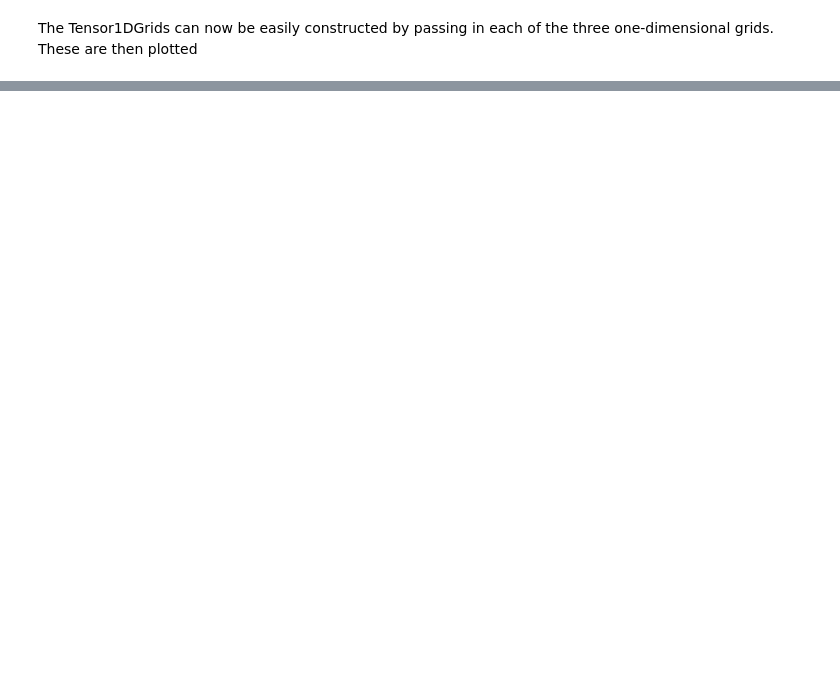
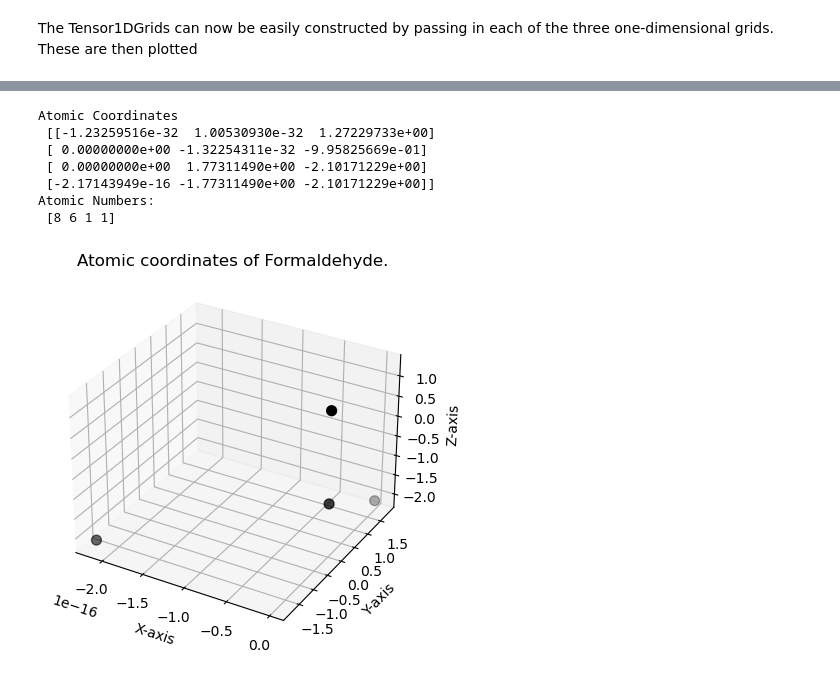
Before and after one commit to theochem/grid, a Jupyter notebook: doc/notebooks/Cubic_Grids.ipynb, the cells around one changed output, grey strips where cells are left out. Cells and saved outputs as stored; diff of their text form; code cells hidden in the pictures; blank space fills up the shorter version.

```diff
--- a/doc/notebooks/Cubic_Grids.ipynb
+++ b/doc/notebooks/Cubic_Grids.ipynb
@@ -254,3 +366,32 @@ No handles with labels found to put in legend.
+# %%
+from iodata import load_one
+
+# Load the wavefunction information about ch2o
+mol_anion = load_one("ch2o_q-1.fchk")
+
+# Get the atomic coordinates and numbers
+atcoords = mol_anion.atcoords
+atnums = mol_anion.atnums
+print(f"Atomic Coordinates \n {atcoords}")
+print(f"Atomic Numbers: \n {atnums}")
+
+fig = plt.figure()
+ax = plt.axes(projection='3d')
+ax.scatter(atcoords[:, 0], atcoords[:, 1], atcoords[:, 2], color="k", s=50)
+ax.set_xlabel("X-axis")
+ax.set_ylabel("Y-axis")
+ax.set_zlabel("Z-axis")
+plt.title("Atomic coordinates of Formaldehyde.")
+plt.show()
+# %% [output]
+Atomic Coordinates
+ [[-1.23259516e-32  1.00530930e-32  1.27229733e+00]
+ [ 0.00000000e+00 -1.32254311e-32 -9.95825669e-01]
+ [ 0.00000000e+00  1.77311490e+00 -2.10171229e+00]
+ [-2.17143949e-16 -1.77311490e+00 -2.10171229e+00]]
+Atomic Numbers:
+ [8 6 1 1]
+[figure, added]
 # %%
 from grid.cubic import UniformGrid
 
```
Also changed, not shown: parts of 31 cells of this notebook.
